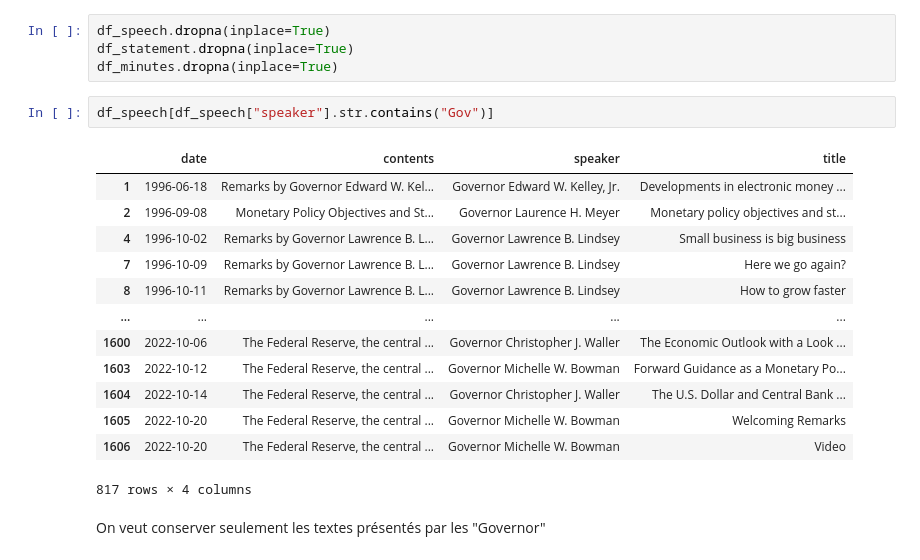
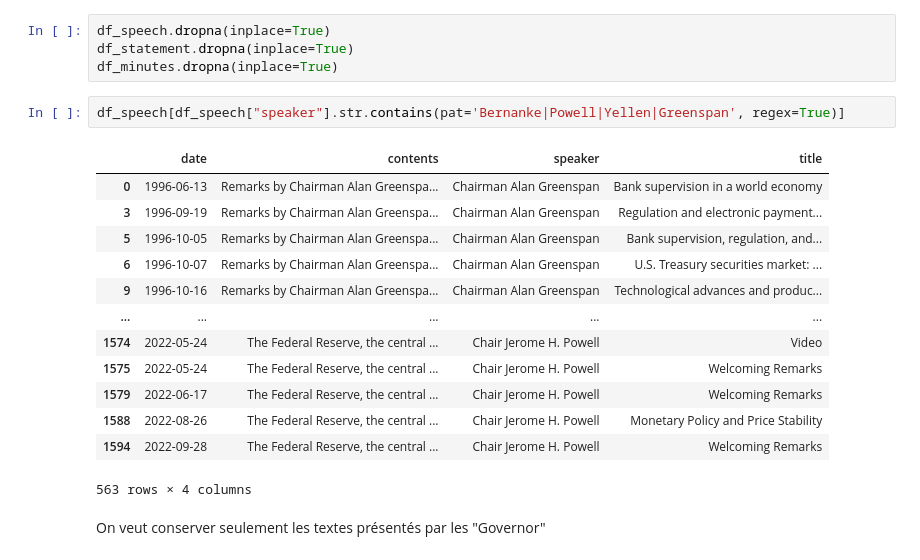
Before and after one commit to felixpoirier1/PolyFinances, a Jupyter notebook: NLP_cleaning.ipynb, the cells around one changed output. Cells and saved outputs as stored; diff of their text form.

```diff
--- a/NLP_cleaning.ipynb
+++ b/NLP_cleaning.ipynb
@@ -25,21 +25,21 @@ df_speech.dropna(inplace=True)
 df_statement.dropna(inplace=True)
 df_minutes.dropna(inplace=True)
 # %%
-df_speech[df_speech["speaker"].str.contains("Gov")]
+df_speech[df_speech["speaker"].str.contains(pat='Bernanke|Powell|Yellen|Greenspan', regex=True)]
 # %% [output]
 |  | date | contents | speaker | title |
-| 1 | 1996-06-18 | Remarks by Governor Edward W. Kel... | Governor Edward W. Kelley, Jr. | Developments in electronic money ... |
-| 2 | 1996-09-08 | Monetary Policy Objectives and St... | Governor Laurence H. Meyer | Monetary policy objectives and st... |
-| 4 | 1996-10-02 | Remarks by Governor Lawrence B. L... | Governor Lawrence B. Lindsey | Small business is big business |
-| 7 | 1996-10-09 | Remarks by Governor Lawrence B. L... | Governor Lawrence B. Lindsey | Here we go again? |
-| 8 | 1996-10-11 | Remarks by Governor Lawrence B. L... | Governor Lawrence B. Lindsey | How to grow faster |
+| 0 | 1996-06-13 | Remarks by Chairman Alan Greenspa... | Chairman Alan Greenspan | Bank supervision in a world economy |
+| 3 | 1996-09-19 | Remarks by Chairman Alan Greenspa... | Chairman Alan Greenspan | Regulation and electronic payment... |
+| 5 | 1996-10-05 | Remarks by Chairman Alan Greenspa... | Chairman Alan Greenspan | Bank supervision, regulation, and... |
+| 6 | 1996-10-07 | Remarks by Chairman Alan Greenspa... | Chairman Alan Greenspan | U.S. Treasury securities market: ... |
+| 9 | 1996-10-16 | Remarks by Chairman Alan Greenspa... | Chairman Alan Greenspan | Technological advances and produc... |
 | ... | ... | ... | ... | ... |
-| 1600 | 2022-10-06 | The Federal Reserve, the central ... | Governor Christopher J. Waller | The Economic Outlook with a Look ... |
-| 1603 | 2022-10-12 | The Federal Reserve, the central ... | Governor Michelle W. Bowman | Forward Guidance as a Monetary Po... |
-| 1604 | 2022-10-14 | The Federal Reserve, the central ... | Governor Christopher J. Waller | The U.S. Dollar and Central Bank ... |
-| 1605 | 2022-10-20 | The Federal Reserve, the central ... | Governor Michelle W. Bowman | Welcoming Remarks |
-| 1606 | 2022-10-20 | The Federal Reserve, the central ... | Governor Michelle W. Bowman | Video |
+| 1574 | 2022-05-24 | The Federal Reserve, the central ... | Chair Jerome H. Powell | Video |
+| 1575 | 2022-05-24 | The Federal Reserve, the central ... | Chair Jerome H. Powell | Welcoming Remarks |
+| 1579 | 2022-06-17 | The Federal Reserve, the central ... | Chair Jerome H. Powell | Welcoming Remarks |
+| 1588 | 2022-08-26 | The Federal Reserve, the central ... | Chair Jerome H. Powell | Monetary Policy and Price Stability |
+| 1594 | 2022-09-28 | The Federal Reserve, the central ... | Chair Jerome H. Powell | Welcoming Remarks |
-817 rows × 4 columns
+563 rows × 4 columns
 # %% [markdown]
 On veut conserver seulement les textes présentés par les "Governor"
 # %%
```
Also changed, not shown: parts of 3 cells of this notebook.
